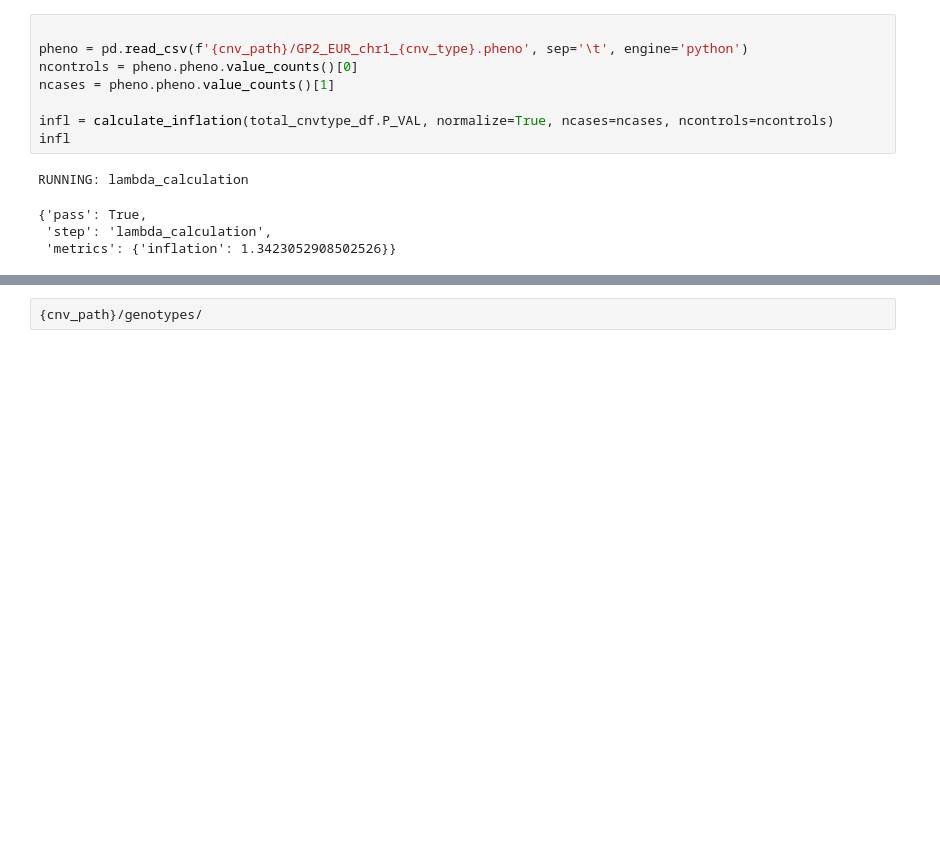
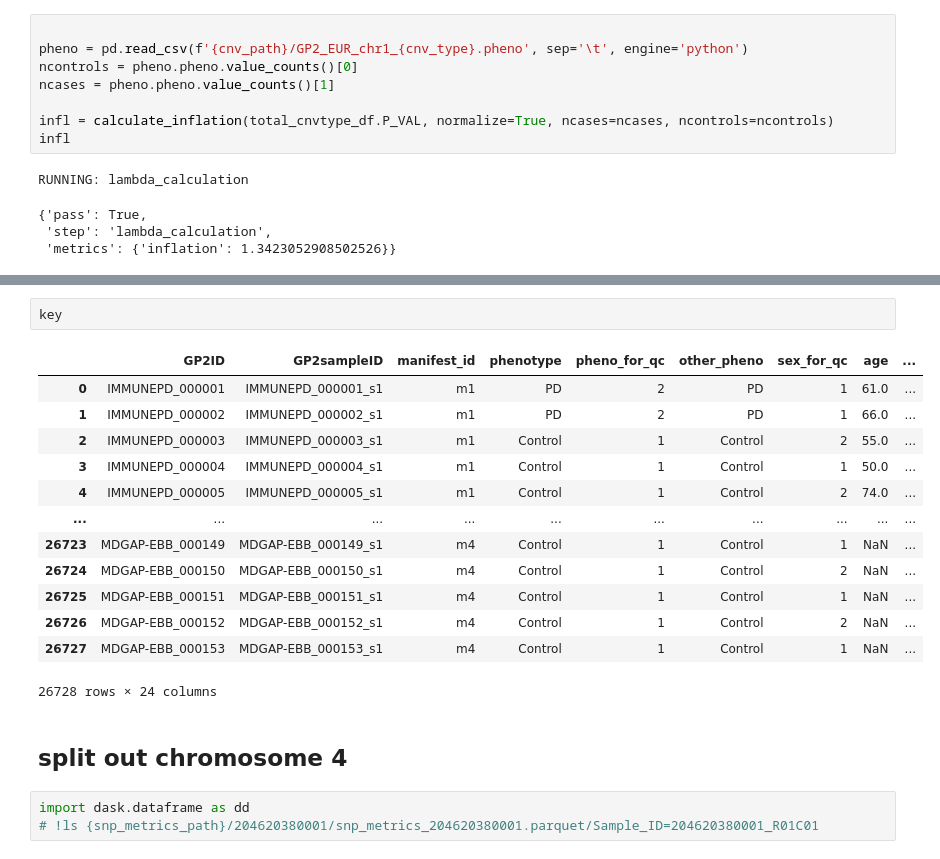
Before and after one commit to dvitale199/CNVs, a Jupyter notebook: GP2_CNVs.ipynb, the cells around one changed output, grey strips where cells are left out. Cells and saved outputs as stored; diff of their text form; blank space fills up the shorter version.

```diff
--- a/GP2_CNVs.ipynb
+++ b/GP2_CNVs.ipynb
@@ -855,2 +505,21 @@ f.close()
-# %%
-{cnv_path}/genotypes/
+# %%
+key
+# %% [output]
+|  | GP2ID | GP2sampleID | manifest_id | phenotype | pheno_for_qc | other_pheno | sex_for_qc | age | ... |
+| 0 | IMMUNEPD_000001 | IMMUNEPD_000001_s1 | m1 | PD | 2 | PD | 1 | 61.0 | ... |
+| 1 | IMMUNEPD_000002 | IMMUNEPD_000002_s1 | m1 | PD | 2 | PD | 1 | 66.0 | ... |
+| 2 | IMMUNEPD_000003 | IMMUNEPD_000003_s1 | m1 | Control | 1 | Control | 2 | 55.0 | ... |
+| 3 | IMMUNEPD_000004 | IMMUNEPD_000004_s1 | m1 | Control | 1 | Control | 1 | 50.0 | ... |
+| 4 | IMMUNEPD_000005 | IMMUNEPD_000005_s1 | m1 | Control | 1 | Control | 2 | 74.0 | ... |
+| ... | ... | ... | ... | ... | ... | ... | ... | ... | ... |
+| 26723 | MDGAP-EBB_000149 | MDGAP-EBB_000149_s1 | m4 | Control | 1 | Control | 1 | NaN | ... |
+| 26724 | MDGAP-EBB_000150 | MDGAP-EBB_000150_s1 | m4 | Control | 1 | Control | 2 | NaN | ... |
+| 26725 | MDGAP-EBB_000151 | MDGAP-EBB_000151_s1 | m4 | Control | 1 | Control | 1 | NaN | ... |
+| 26726 | MDGAP-EBB_000152 | MDGAP-EBB_000152_s1 | m4 | Control | 1 | Control | 2 | NaN | ... |
+| 26727 | MDGAP-EBB_000153 | MDGAP-EBB_000153_s1 | m4 | Control | 1 | Control | 1 | NaN | ... |
+26728 rows × 24 columns
+# %% [markdown]
+## split out chromosome 4
+# %%
+import dask.dataframe as dd
+# !ls {snp_metrics_path}/204620380001/snp_metrics_204620380001.parquet/Sample_ID=204620380001_R01C01
```
Also changed, not shown: parts of 22 cells of this notebook, 1 other file.
